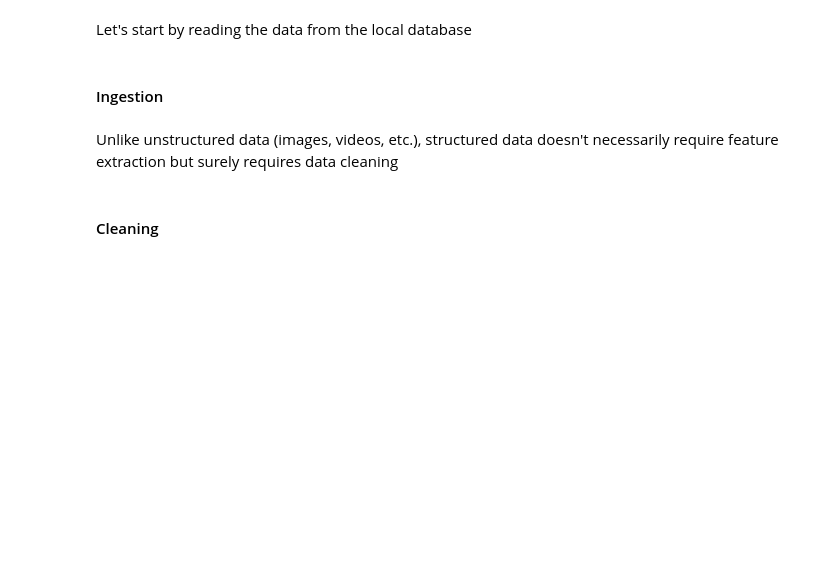
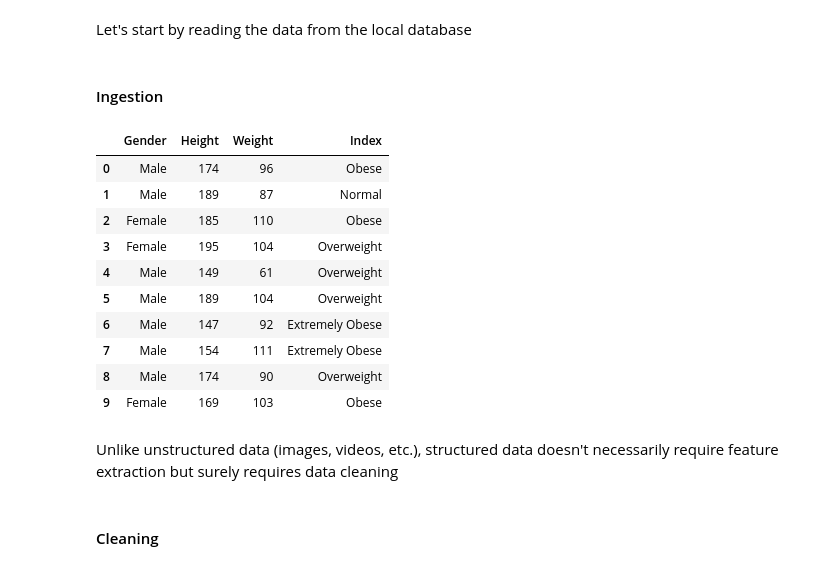
Before and after one commit to AFaseeh/pattern-recognition, a Jupyter notebook: HealthExpert.ipynb, the cells around one changed output. Drawn from its saved outputs; the diff is of its cells as text; code cells hidden in the pictures; blank space fills up the shorter version.

```diff
--- a/HealthExpert.ipynb
+++ b/HealthExpert.ipynb
@@ -22,10 +22,22 @@ Let's start by reading the data from the local database
 #### Ingestion
 # %%
 # TODO 1: Load the dataset
-dataset = None
+dataset = pd.read_csv('bmi.csv')
 
 # Print the first 10 rows of the dataset
 dataset.head(10)
+# %% [output]
+|  | Gender | Height | Weight | Index |
+| 0 | Male | 174 | 96 | Obese |
+| 1 | Male | 189 | 87 | Normal |
+| 2 | Female | 185 | 110 | Obese |
+| 3 | Female | 195 | 104 | Overweight |
+| 4 | Male | 149 | 61 | Overweight |
+| 5 | Male | 189 | 104 | Overweight |
+| 6 | Male | 147 | 92 | Extremely Obese |
+| 7 | Male | 154 | 111 | Extremely Obese |
+| 8 | Male | 174 | 90 | Overweight |
+| 9 | Female | 169 | 103 | Obese |
 # %% [markdown]
 Unlike unstructured data (images, videos, etc.), structured data doesn't necessarily require feature extraction but surely requires data cleaning
 # %% [markdown]
```
Also changed, not shown: parts of 14 cells of this notebook, 2 other files.
